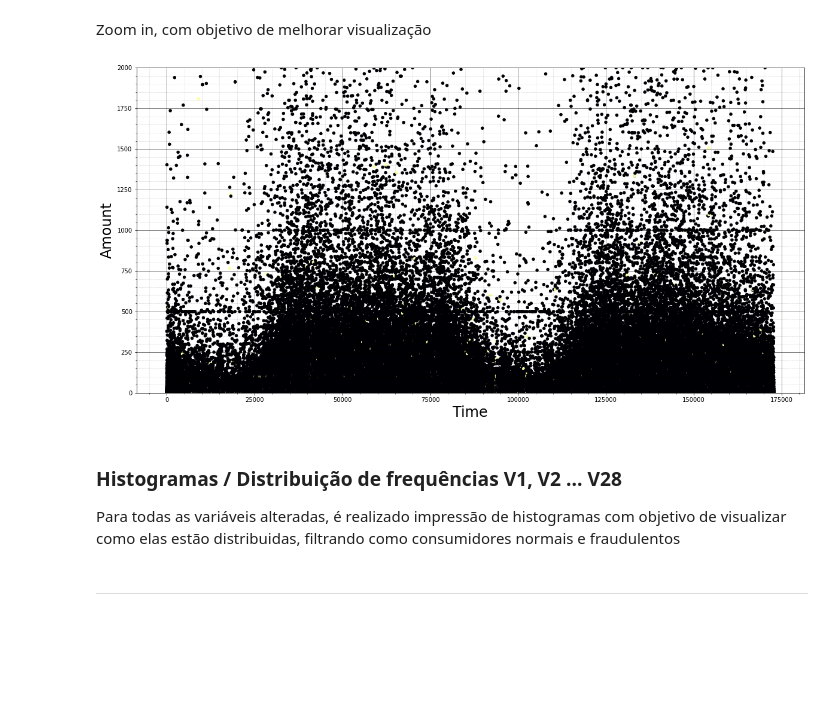
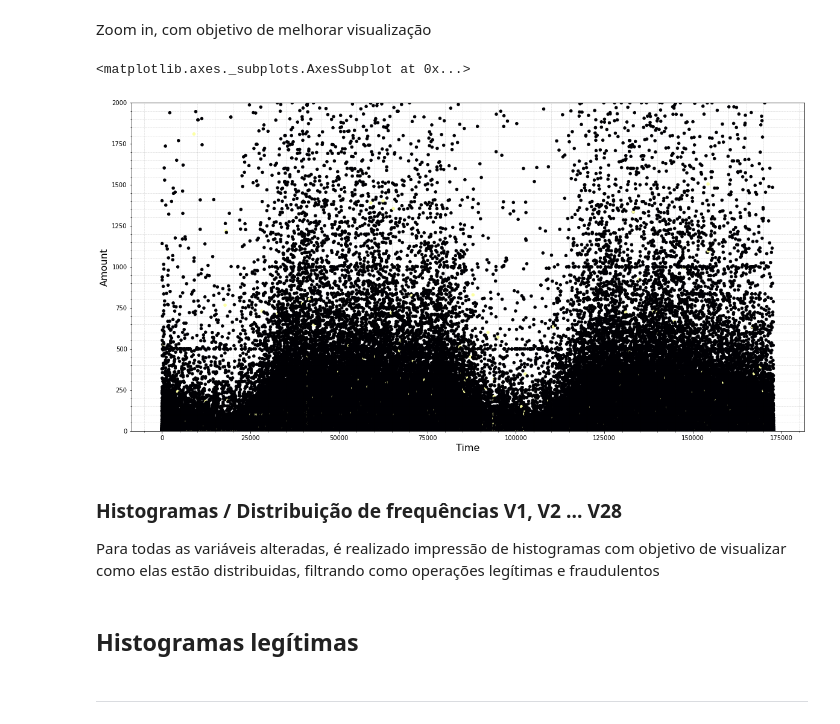
Before and after one commit to MarceloCapeletti/creditcard_fraud_detection, a Jupyter notebook: projeto_credit_card_fraud_detection.ipynb, the cells around one changed output. Cells and saved outputs as stored; diff of their text form; code cells hidden in the pictures; blank space fills up the shorter version.

```diff
--- a/projeto_credit_card_fraud_detection.ipynb
+++ b/projeto_credit_card_fraud_detection.ipynb
@@ -141,22 +177,19 @@ ax.grid(which='major',axis="y", color="black", alpha=.5, linewidth=1)
 # %% [markdown]
 Zoom in, com objetivo de melhorar visualização
-# %%
-ax = df_credit[['Time','Amount']].plot(kind='scatter', x='Time', y='Amount', figsize=(20,10), ylim=(0,2000),c=df_credit['Class'],colormap='inferno',colorbar=False)
-
-ax.set_xlabel('Time',fontdict={'fontsize':24})
-ax.set_ylabel('Amount',fontdict={'fontsize':24})
-ax.grid(color='black', linestyle='-', linewidth=1,alpha=.5)
-ax.grid(which='minor', axis="x", color="black", alpha=.2, linewidth=.5, linestyle="--")
-ax.grid(which='minor', axis="y", color="black", alpha=.2, linewidth=.5, linestyle="--")
-ax.xaxis.set_minor_locator(AutoMinorLocator())
-ax.yaxis.set_minor_locator(AutoMinorLocator())
-ax.grid(which='major',axis="x", color="black", alpha=.5, linewidth=1, linestyle="-")
-ax.grid(which='major',axis="y", color="black", alpha=.5, linewidth=1)
-# %% [output]
-[figure, removed]
+# %%
+fig, ax = plt.subplots()
+
+ax = Custom_Ax(ax)
+
+df_credit[['Time','Amount']].plot(kind='scatter', x='Time', y='Amount', figsize=(20,10), ylim=(0,2000),c=df_credit['Class'],colormap='inferno',colorbar=False,ax=ax)
+# %% [output]
+<matplotlib.axes._subplots.AxesSubplot at 0x...>
+[figure, added]
 # %% [markdown]
 ### Histogramas / Distribuição de frequências V1, V2 ... V28
-Para todas as variáveis alteradas, é realizado impressão de histogramas com objetivo de visualizar como elas estão distribuidas, filtrando como consumidores normais e fraudulentos
+Para todas as variáveis alteradas, é realizado impressão de histogramas com objetivo de visualizar como elas estão distribuidas, filtrando como operações legítimas e fraudulentos
+# %% [markdown]
+## **Histogramas legítimas**
 # %% [markdown]
 
 ---
```
Also changed, not shown: parts of 31 cells of this notebook.
